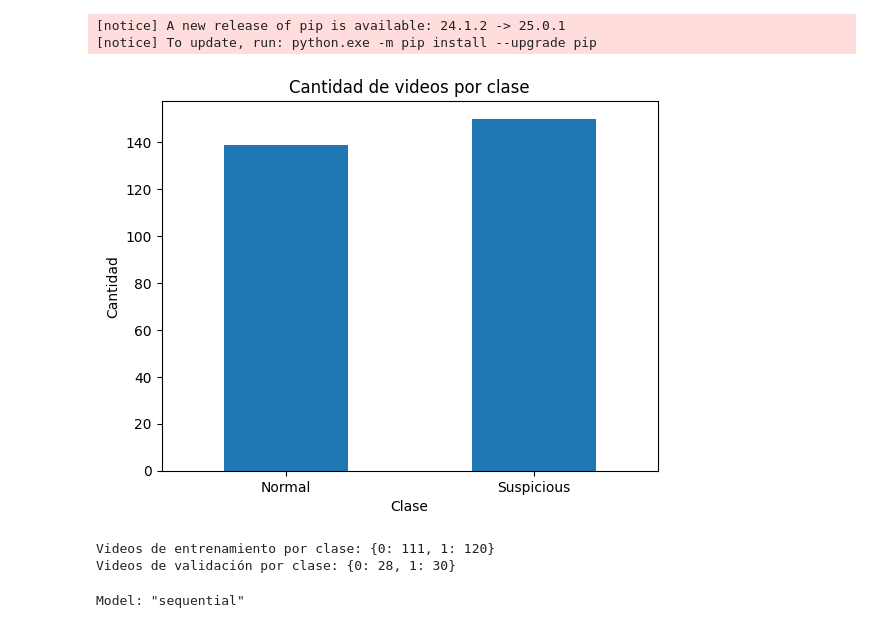
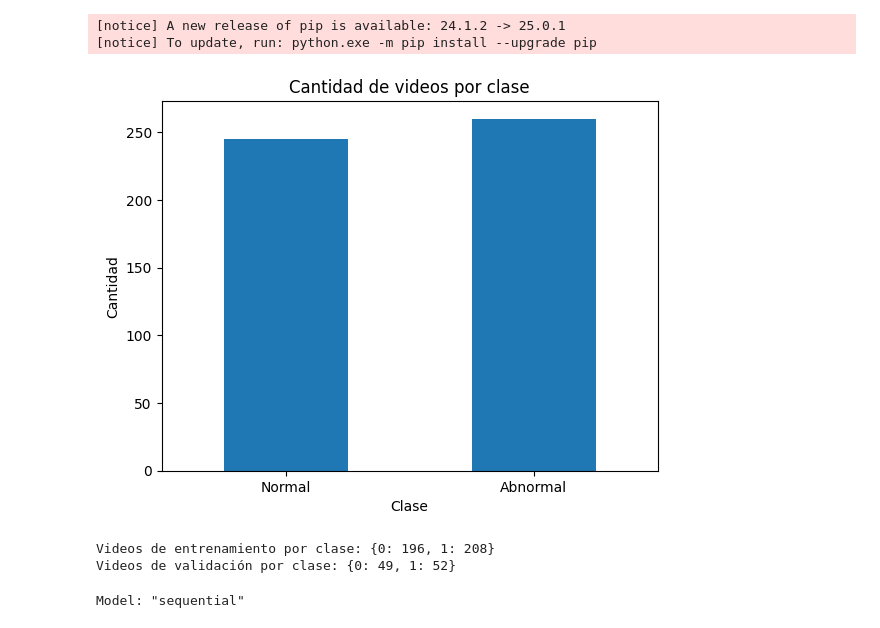
Before and after one commit to valentina0612/AlertGuard, a Jupyter notebook: modeloDeteccion2.ipynb, the cells around one changed output. Drawn from its saved outputs; the diff is of its cells as text; code cells hidden in the pictures.

```diff
--- a/modeloDeteccion2.ipynb
+++ b/modeloDeteccion2.ipynb
@@ -51,10 +51,10 @@ classes = []
 
 path ="../videos"
 normal= os.path.join(path, "normal")
-suspicious = os.path.join(path, "robbery")
+suspicious = os.path.join(path, "abnormal")
 
 videos = []
-labelsDict = {0: "Normal", 1: "Suspicious"}
+labelsDict = {0: "Normal", 1: "Abnormal"}
 labels = []
 
 for video in os.listdir(normal):
@@ -71,15 +71,15 @@ df['classes'] = labels
 # %%
 counts = df["classes"].value_counts().sort_index()
 
 # Graficar
 counts.plot(kind="bar")
-plt.xticks(ticks=[0, 1], labels=["Normal", "Suspicious"], rotation=0)
+plt.xticks(ticks=[0, 1], labels=["Normal", "Abnormal"], rotation=0)
 plt.title("Cantidad de videos por clase")
 plt.xlabel("Clase")
 plt.ylabel("Cantidad")
 plt.show()
 # %% [output]
-[figure, old version]
+[figure, new version]
 # %%
 # Parámetros
 IMG_SIZE = 112  # Tamaño del frame
@@ -118,8 +118,8 @@ print(f"Videos de entrenamiento por clase: {dict(zip(unique, counts))}")
 unique, counts = np.unique(y_test, return_counts=True)
 print(f"Videos de validación por clase: {dict(zip(unique, counts))}")
 # %% [output]
-Videos de entrenamiento por clase: {0: 111, 1: 120}
-Videos de validación por clase: {0: 28, 1: 30}
+Videos de entrenamiento por clase: {0: 196, 1: 208}
+Videos de validación por clase: {0: 49, 1: 52}
 # %%
 # Crear un modelo 3D CNN
 def create_3d_cnn(input_shape, num_classes):
```
Also changed, not shown: parts of 3 cells of this notebook.
